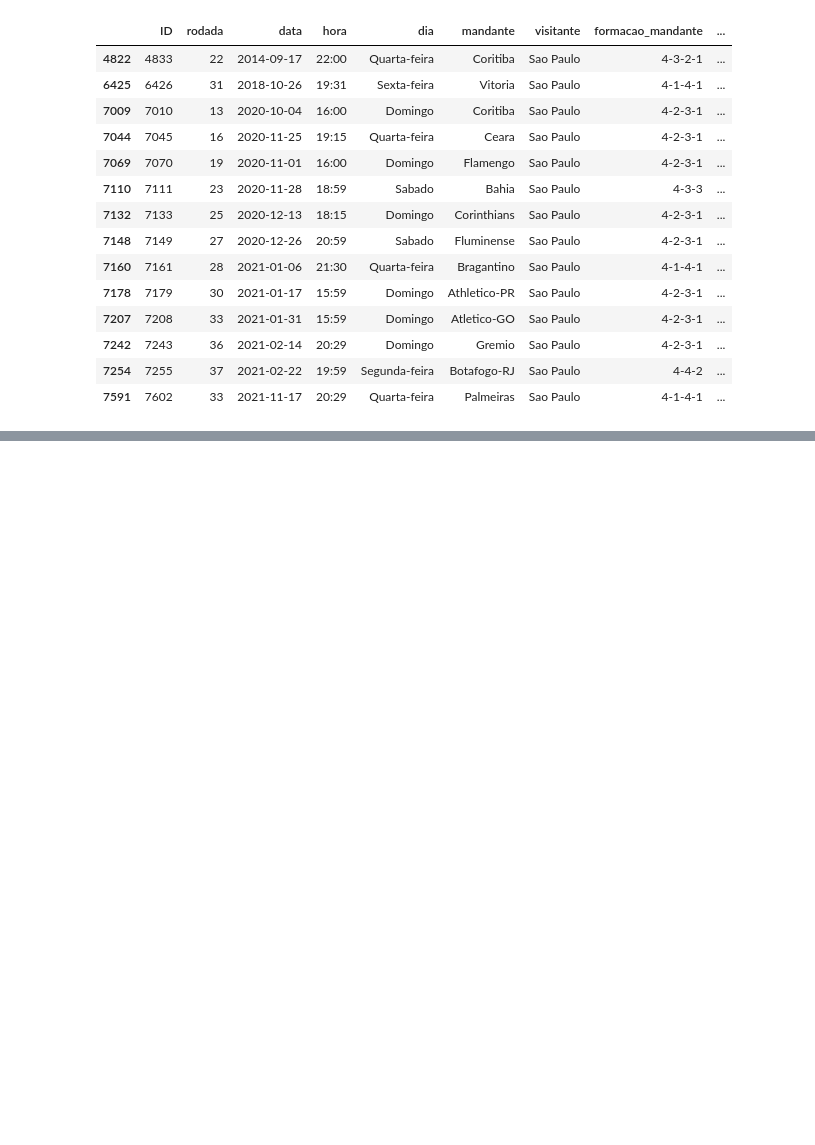
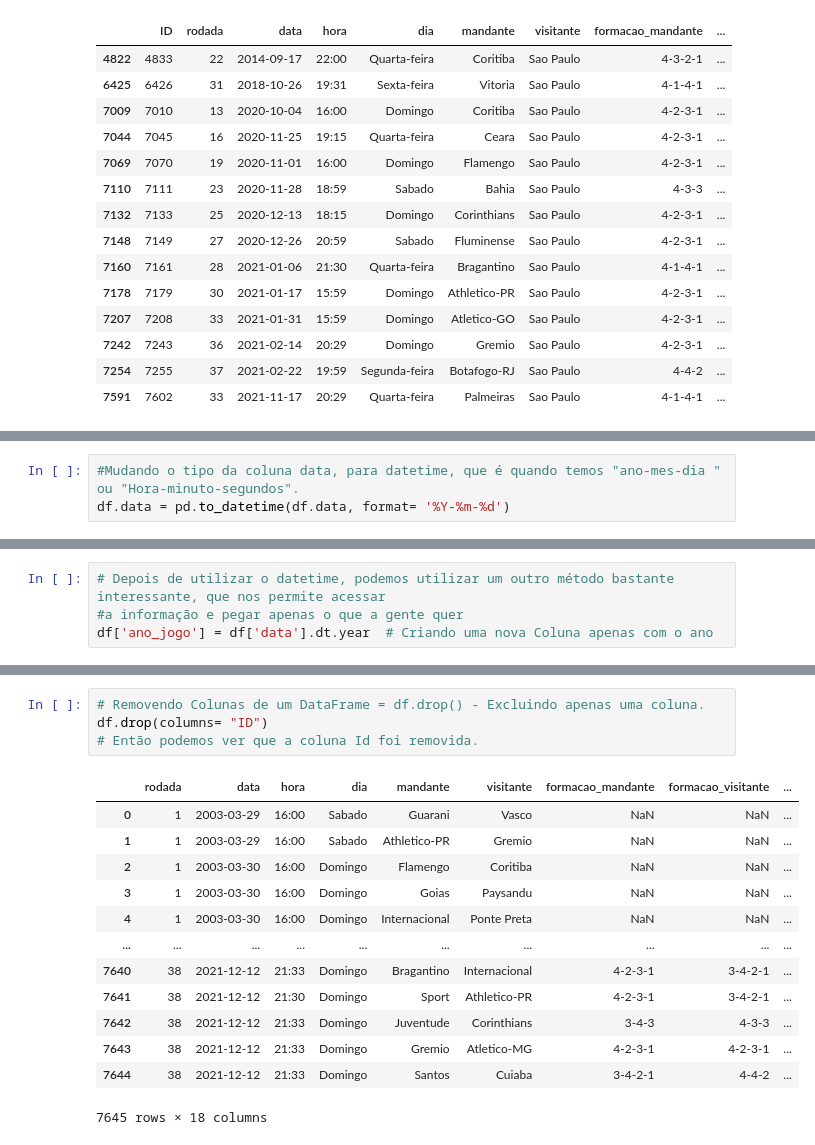
Before and after one commit to LeonardoHyppolito/Estudos, a Jupyter notebook: analise_com_pandas.ipynb, the cells around one changed output, grey strips where cells are left out. Drawn from its saved outputs; the diff is of its cells as text; blank space fills up the shorter version.

```diff
--- a/analise_com_pandas.ipynb
+++ b/analise_com_pandas.ipynb
@@ -750,0 +895,3 @@ formacao4_4_2
+# %%
+#Mudando o tipo da coluna data, para datetime, que é quando temos "ano-mes-dia " ou "Hora-minuto-segundos".
+df.data = pd.to_datetime(df.data, format= '%Y-%m-%d')
@@ -750,0 +919,4 @@ formacao4_4_2
+# %%
+# Depois de utilizar o datetime, podemos utilizar um outro método bastante interessante, que nos permite acessar
+#a informação e pegar apenas o que a gente quer
+df['ano_jogo'] = df['data'].dt.year  # Criando uma nova Coluna apenas com o ano
@@ -750,0 +1100,18 @@ formacao4_4_2
+# %%
+# Removendo Colunas de um DataFrame = df.drop() - Excluindo apenas uma coluna.
+df.drop(columns= "ID")
+# Então podemos ver que a coluna Id foi removida.
+# %% [output]
+|  | rodada | data | hora | dia | mandante | visitante | formacao_mandante | formacao_visitante | ... |
+| 0 | 1 | 2003-03-29 | 16:00 | Sabado | Guarani | Vasco | NaN | NaN | ... |
+| 1 | 1 | 2003-03-29 | 16:00 | Sabado | Athletico-PR | Gremio | NaN | NaN | ... |
+| 2 | 1 | 2003-03-30 | 16:00 | Domingo | Flamengo | Coritiba | NaN | NaN | ... |
+| 3 | 1 | 2003-03-30 | 16:00 | Domingo | Goias | Paysandu | NaN | NaN | ... |
+| 4 | 1 | 2003-03-30 | 16:00 | Domingo | Internacional | Ponte Preta | NaN | NaN | ... |
+| ... | ... | ... | ... | ... | ... | ... | ... | ... | ... |
+| 7640 | 38 | 2021-12-12 | 21:33 | Domingo | Bragantino | Internacional | 4-2-3-1 | 3-4-2-1 | ... |
+| 7641 | 38 | 2021-12-12 | 21:30 | Domingo | Sport | Athletico-PR | 4-2-3-1 | 3-4-2-1 | ... |
+| 7642 | 38 | 2021-12-12 | 21:33 | Domingo | Juventude | Corinthians | 3-4-3 | 4-3-3 | ... |
+| 7643 | 38 | 2021-12-12 | 21:33 | Domingo | Gremio | Atletico-MG | 4-2-3-1 | 4-2-3-1 | ... |
+| 7644 | 38 | 2021-12-12 | 21:33 | Domingo | Santos | Cuiaba | 3-4-2-1 | 4-4-2 | ... |
+7645 rows × 18 columns
```
Also changed, not shown: parts of 89 cells of this notebook.
